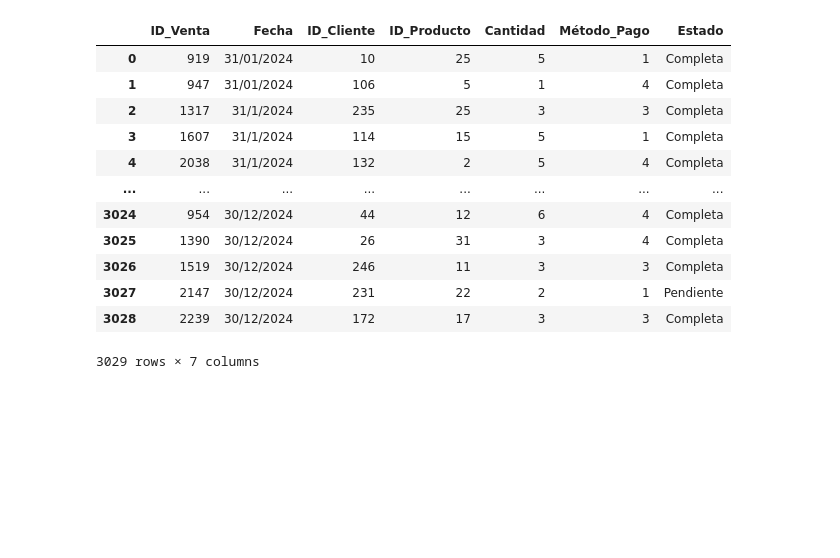
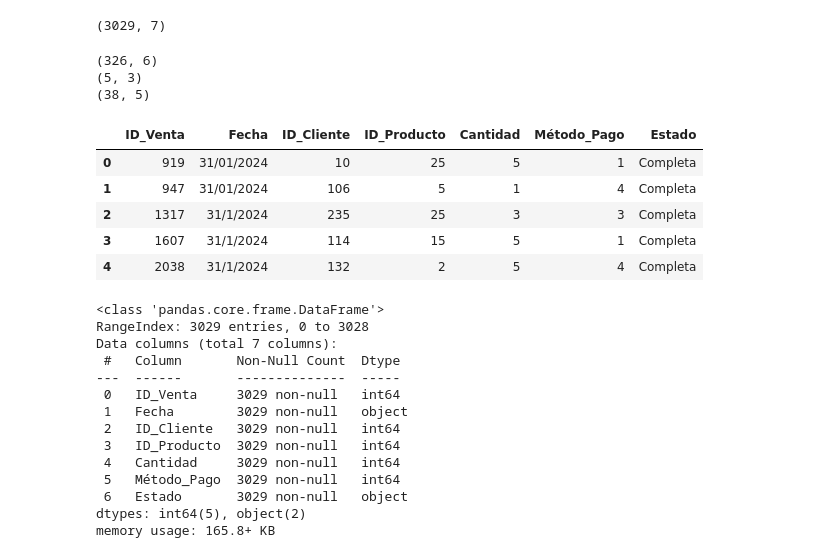
Before and after one commit to Polito9/Sales-Pattern-Analysis, a Jupyter notebook: main.ipynb, the cells around one changed output. Cells and saved outputs as stored; diff of their text form; code cells hidden in the pictures; blank space fills up the shorter version.

```diff
--- a/main.ipynb
+++ b/main.ipynb
@@ -1,21 +1,3 @@
 # %%
 import pandas as pd
 import numpy as np
-# %%
-ventas = pd.read_csv('ventas.csv')
-
-ventas
-# %% [output]
-|  | ID_Venta | Fecha | ID_Cliente | ID_Producto | Cantidad | Método_Pago | Estado |
-| 0 | 919 | 31/01/2024 | 10 | 25 | 5 | 1 | Completa |
-| 1 | 947 | 31/01/2024 | 106 | 5 | 1 | 4 | Completa |
-| 2 | 1317 | 31/1/2024 | 235 | 25 | 3 | 3 | Completa |
-| 3 | 1607 | 31/1/2024 | 114 | 15 | 5 | 1 | Completa |
-| 4 | 2038 | 31/1/2024 | 132 | 2 | 5 | 4 | Completa |
-| ... | ... | ... | ... | ... | ... | ... | ... |
-| 3024 | 954 | 30/12/2024 | 44 | 12 | 6 | 4 | Completa |
-| 3025 | 1390 | 30/12/2024 | 26 | 31 | 3 | 4 | Completa |
-| 3026 | 1519 | 30/12/2024 | 246 | 11 | 3 | 3 | Completa |
-| 3027 | 2147 | 30/12/2024 | 231 | 22 | 2 | 1 | Pendiente |
-| 3028 | 2239 | 30/12/2024 | 172 | 17 | 3 | 3 | Completa |
-3029 rows × 7 columns
@@ -21,0 +12,41 @@ ventas
+# %%
+# Dimensiones del dataset
+ventas.shape
+# %% [output]
+(3029, 7)
+# %%
+# Dimensiones de los dataset de apoyo
+print(clientes.shape)
+print(metodos_de_pago.shape)
+print(productos.shape)
+# %% [output]
+(326, 6)
+(5, 3)
+(38, 5)
+# %%
+# VISTA PRELIMINAR DE LOS DATOS
+ventas.head()
+# %% [output]
+|  | ID_Venta | Fecha | ID_Cliente | ID_Producto | Cantidad | Método_Pago | Estado |
+| 0 | 919 | 31/01/2024 | 10 | 25 | 5 | 1 | Completa |
+| 1 | 947 | 31/01/2024 | 106 | 5 | 1 | 4 | Completa |
+| 2 | 1317 | 31/1/2024 | 235 | 25 | 3 | 3 | Completa |
+| 3 | 1607 | 31/1/2024 | 114 | 15 | 5 | 1 | Completa |
+| 4 | 2038 | 31/1/2024 | 132 | 2 | 5 | 4 | Completa |
+# %%
+ventas.info()
+# %% [output]
+<class 'pandas.core.frame.DataFrame'>
+RangeIndex: 3029 entries, 0 to 3028
+Data columns (total 7 columns):
+ #   Column       Non-Null Count  Dtype
+---  ------       --------------  -----
+ 0   ID_Venta     3029 non-null   int64
+ 1   Fecha        3029 non-null   object
+ 2   ID_Cliente   3029 non-null   int64
+ 3   ID_Producto  3029 non-null   int64
+ 4   Cantidad     3029 non-null   int64
+ 5   Método_Pago  3029 non-null   int64
+ 6   Estado       3029 non-null   object
+dtypes: int64(5), object(2)
+memory usage: 165.8+ KB
```
Also changed, not shown: parts of 30 cells of this notebook.
